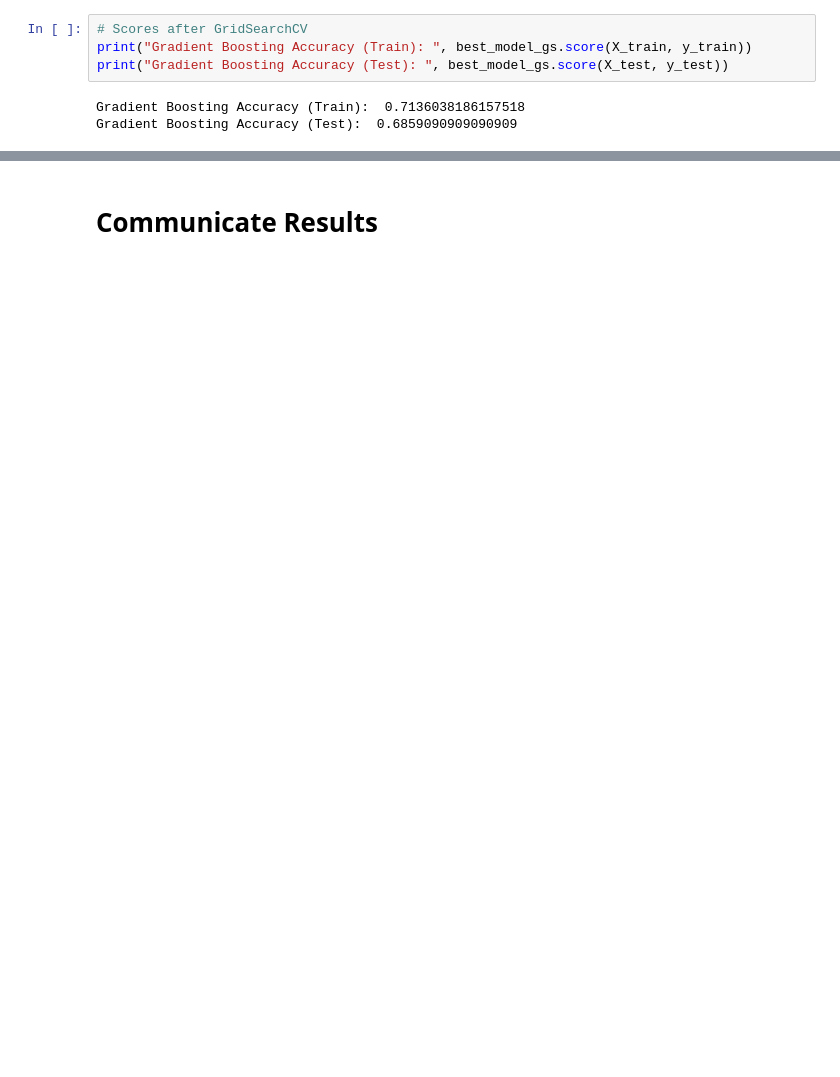
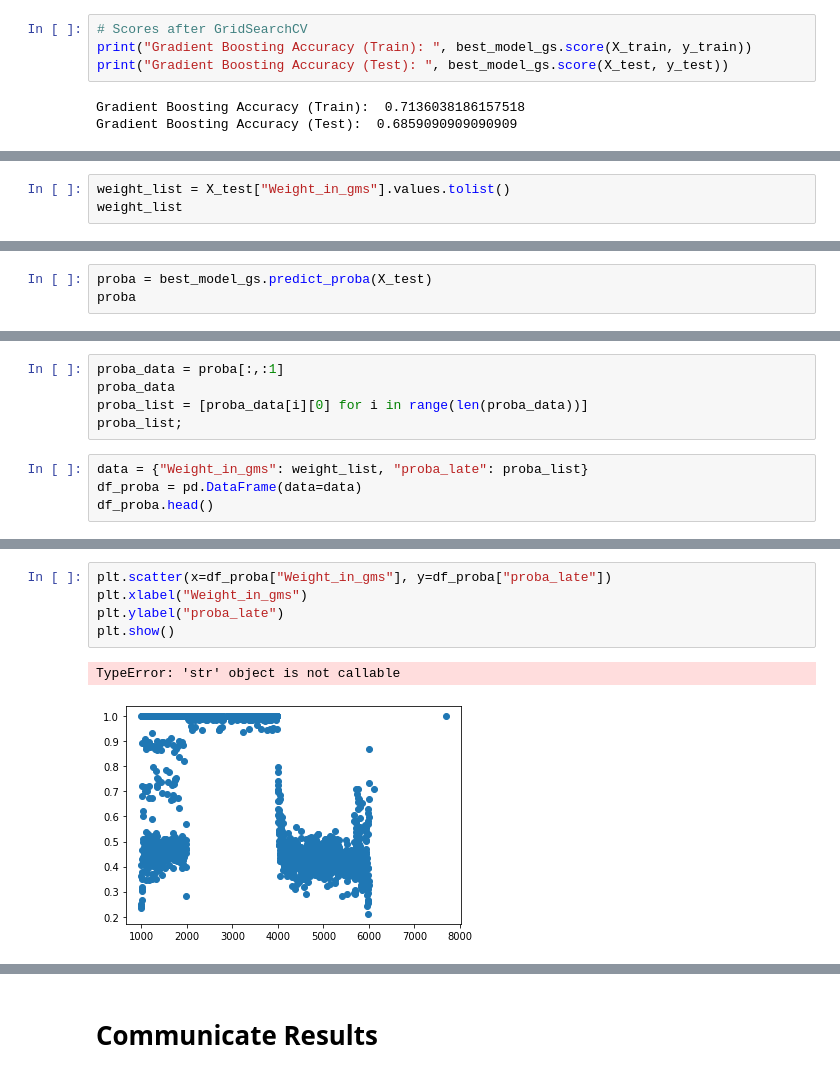
Before and after one commit to andrewlee977/shipping-dashboard, a Jupyter notebook: Shipping_Dashboard/shipping.ipynb, the cells around one changed output, grey strips where cells are left out. Cells and saved outputs as stored; diff of their text form; blank space fills up the shorter version.

```diff
--- a/Shipping_Dashboard/shipping.ipynb
+++ b/Shipping_Dashboard/shipping.ipynb
@@ -312,0 +337,3 @@ Gradient Boosting Accuracy (Test):  0.6859090909090909
+# %%
+weight_list = X_test["Weight_in_gms"].values.tolist()
+weight_list
@@ -312,0 +358,3 @@ Gradient Boosting Accuracy (Test):  0.6859090909090909
+# %%
+proba = best_model_gs.predict_proba(X_test)
+proba
@@ -312,0 +371,9 @@ Gradient Boosting Accuracy (Test):  0.6859090909090909
+# %%
+proba_data = proba[:,:1]
+proba_data
+proba_list = [proba_data[i][0] for i in range(len(proba_data))]
+proba_list;
+# %%
+data = {"Weight_in_gms": weight_list, "proba_late": proba_list}
+df_proba = pd.DataFrame(data=data)
+df_proba.head()
@@ -312,0 +387,8 @@ Gradient Boosting Accuracy (Test):  0.6859090909090909
+# %%
+plt.scatter(x=df_proba["Weight_in_gms"], y=df_proba["proba_late"])
+plt.xlabel("Weight_in_gms")
+plt.ylabel("proba_late")
+plt.show()
+# %% [output]
+TypeError: 'str' object is not callable
+[figure, added]
```
Also changed, not shown: parts of 30 cells of this notebook, 7 other files.
